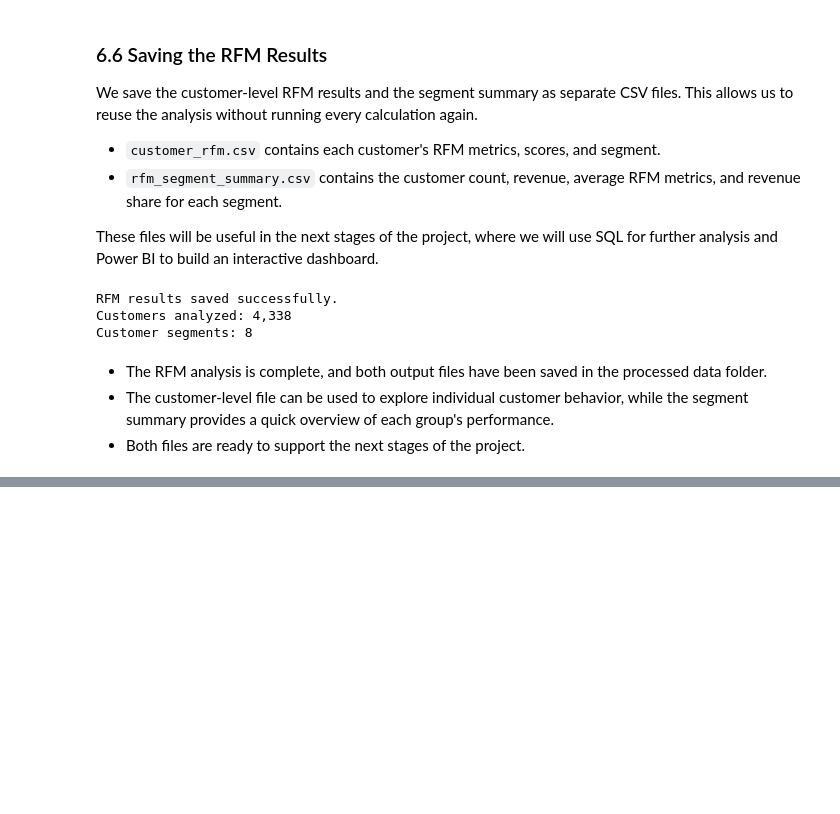
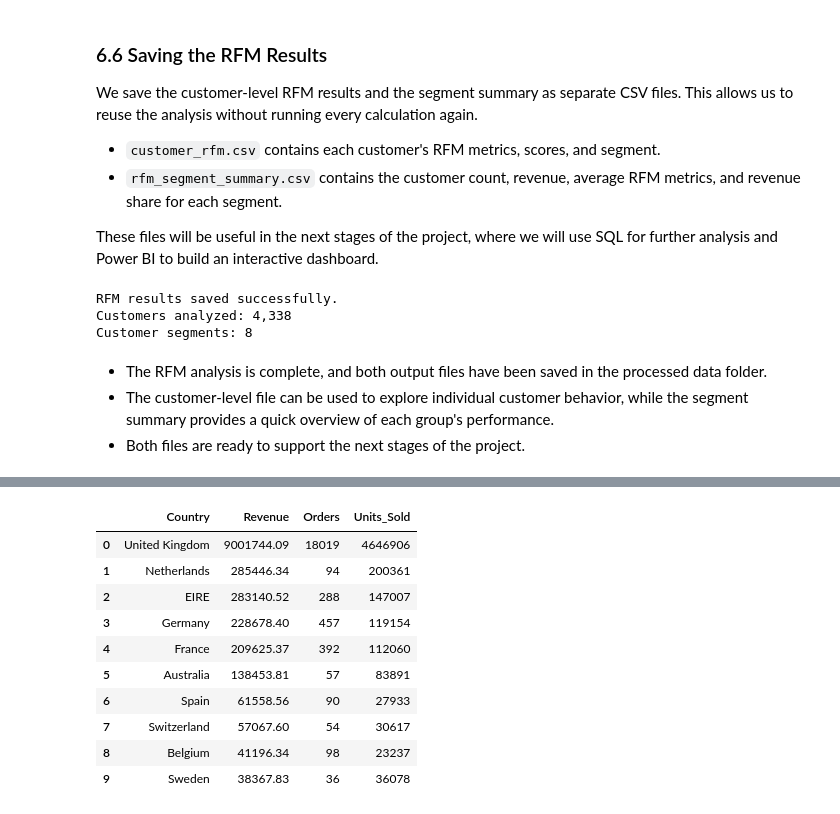
Before and after one commit to sahelsepehri/data-analysis-portfolio, a Jupyter notebook: ecommerce-sales-analysis/notebooks/E-commerce Sales Performance Analysis.ipynb, the cells around one changed output, grey strips where cells are left out. Cells and saved outputs as stored; diff of their text form; code cells hidden in the pictures; blank space fills up the shorter version.

```diff
--- a/ecommerce-sales-analysis/notebooks/E-commerce Sales Performance Analysis.ipynb
+++ b/ecommerce-sales-analysis/notebooks/E-commerce Sales Performance Analysis.ipynb
@@ -1249,0 +1511,29 @@ Customer segments: 8
+# %%
+country_sales_sql = pd.read_sql_query(
+    """
+    SELECT
+        Country,
+        ROUND(SUM(Revenue), 2) AS Revenue,
+        COUNT(DISTINCT InvoiceNo) AS Orders,
+        SUM(Quantity) AS Units_Sold
+    FROM sales
+    GROUP BY Country
+    ORDER BY SUM(Revenue) DESC
+    LIMIT 10
+    """,
+    conn
+)
+
+display(country_sales_sql)
+# %% [output]
+|  | Country | Revenue | Orders | Units_Sold |
+| 0 | United Kingdom | 9001744.09 | 18019 | 4646906 |
+| 1 | Netherlands | 285446.34 | 94 | 200361 |
+| 2 | EIRE | 283140.52 | 288 | 147007 |
+| 3 | Germany | 228678.40 | 457 | 119154 |
+| 4 | France | 209625.37 | 392 | 112060 |
+| 5 | Australia | 138453.81 | 57 | 83891 |
+| 6 | Spain | 61558.56 | 90 | 27933 |
+| 7 | Switzerland | 57067.60 | 54 | 30617 |
+| 8 | Belgium | 41196.34 | 98 | 23237 |
+| 9 | Sweden | 38367.83 | 36 | 36078 |
```
Also changed, not shown: parts of 30 cells of this notebook, 8 other files.
